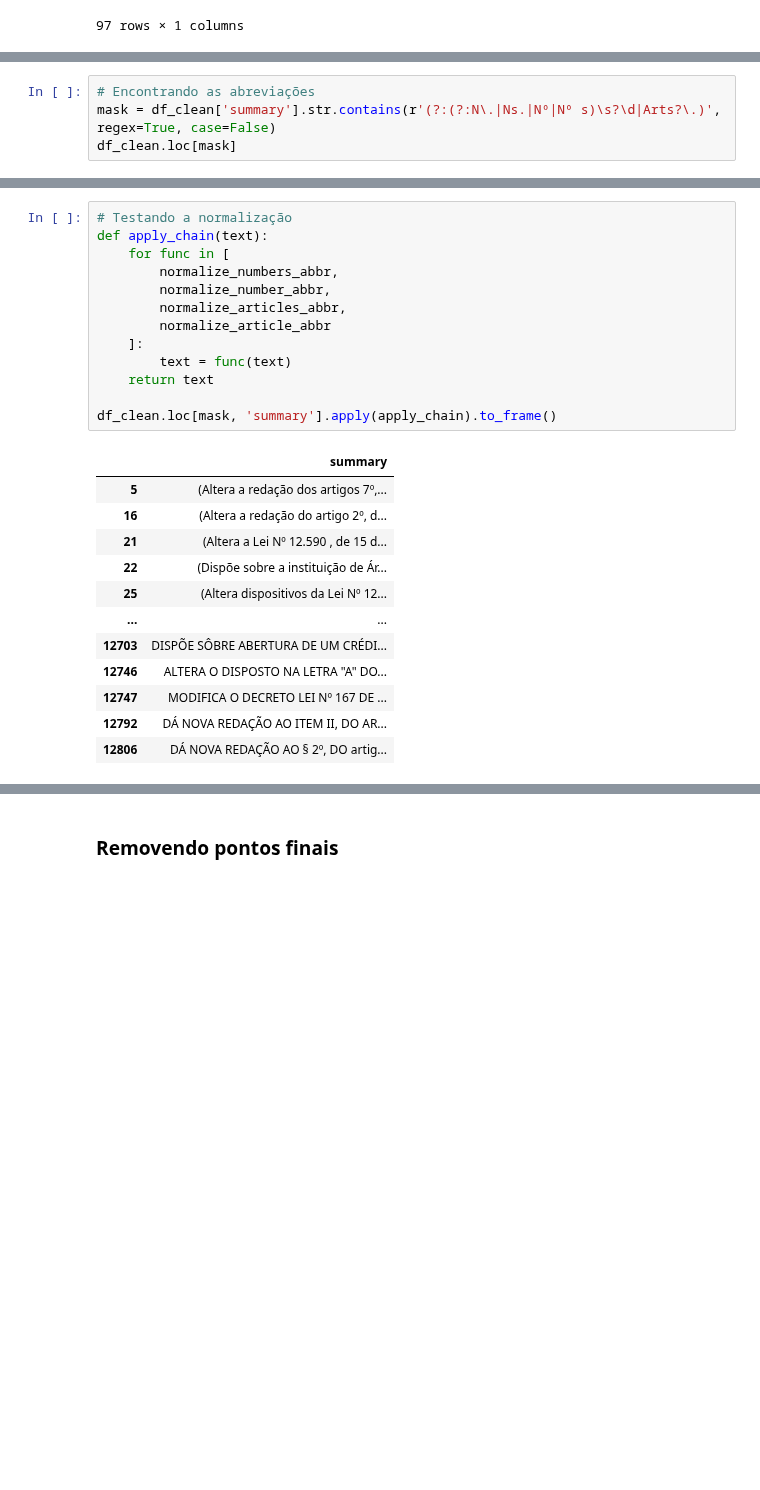
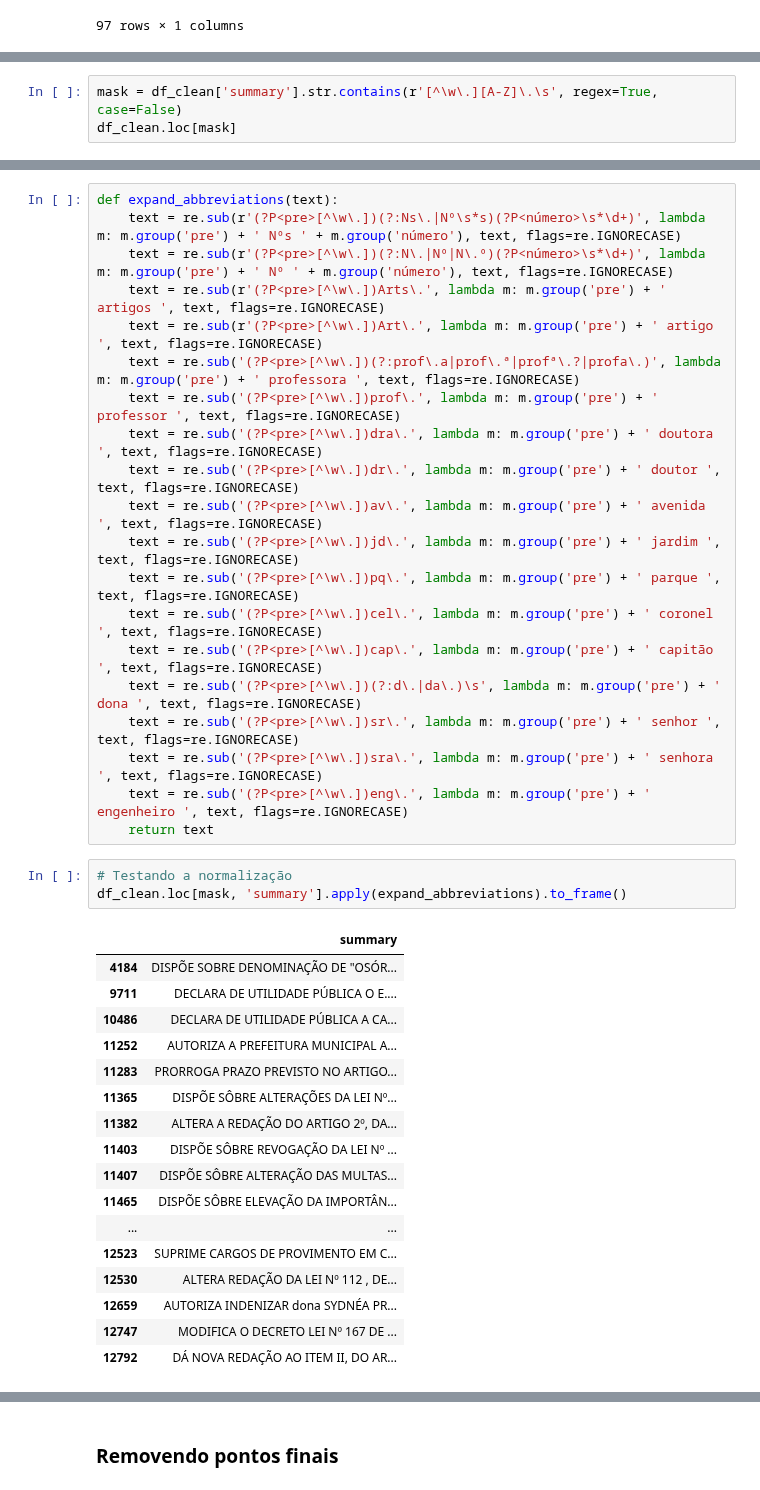
Before and after one commit to vinialbano/TCC-IFSP, a Jupyter notebook: 2-cleaning.ipynb, the cells around one changed output, grey strips where cells are left out. Cells and saved outputs as stored; diff of their text form; blank space fills up the shorter version.

```diff
--- a/data-cleaning.ipynb
+++ b/2-cleaning.ipynb
@@ -597,7 +581,6 @@ Assim, vamos somente padronizar algumas abreviações comuns em textos legislati
 Os demais pontos podem ser removidos sem grandes prejuízos.
 # %%
-# Encontrando as abreviações
-mask = df_clean['summary'].str.contains(r'(?:(?:N\.|Ns.|Nº|Nº s)\s?\d|Arts?\.)', regex=True, case=False)
+mask = df_clean['summary'].str.contains(r'[^\w\.][A-Z]\.\s', regex=True, case=False)
 df_clean.loc[mask]
 # %% [output]
 |  | summary |
@@ -636,26 +603,41 @@ def normalize_article_abbr(text):
+# %%
+def expand_abbreviations(text):
+    text = re.sub(r'(?P<pre>[^\w\.])(?:Ns\.|Nº\s*s)(?P<número>\s*\d+)', lambda m: m.group('pre') + ' Nºs ' + m.group('número'), text, flags=re.IGNORECASE)
+    text = re.sub(r'(?P<pre>[^\w\.])(?:N\.|Nº|N\.º)(?P<número>\s*\d+)', lambda m: m.group('pre') + ' Nº ' + m.group('número'), text, flags=re.IGNORECASE)
+    text = re.sub(r'(?P<pre>[^\w\.])Arts\.', lambda m: m.group('pre') + ' artigos ', text, flags=re.IGNORECASE)
+    text = re.sub(r'(?P<pre>[^\w\.])Art\.', lambda m: m.group('pre') + ' artigo ', text, flags=re.IGNORECASE)
+    text = re.sub('(?P<pre>[^\w\.])(?:prof\.a|prof\.ª|profª\.?|profa\.)', lambda m: m.group('pre') + ' professora ', text, flags=re.IGNORECASE)
+    text = re.sub('(?P<pre>[^\w\.])prof\.', lambda m: m.group('pre') + ' professor ', text, flags=re.IGNORECASE)
+    text = re.sub('(?P<pre>[^\w\.])dra\.', lambda m: m.group('pre') + ' doutora ', text, flags=re.IGNORECASE)
+    text = re.sub('(?P<pre>[^\w\.])dr\.', lambda m: m.group('pre') + ' doutor ', text, flags=re.IGNORECASE)
+    text = re.sub('(?P<pre>[^\w\.])av\.', lambda m: m.group('pre') + ' avenida ', text, flags=re.IGNORECASE)
+    text = re.sub('(?P<pre>[^\w\.])jd\.', lambda m: m.group('pre') + ' jardim ', text, flags=re.IGNORECASE)
+    text = re.sub('(?P<pre>[^\w\.])pq\.', lambda m: m.group('pre') + ' parque ', text, flags=re.IGNORECASE)
+    text = re.sub('(?P<pre>[^\w\.])cel\.', lambda m: m.group('pre') + ' coronel ', text, flags=re.IGNORECASE)
+    text = re.sub('(?P<pre>[^\w\.])cap\.', lambda m: m.group('pre') + ' capitão ', text, flags=re.IGNORECASE)
+    text = re.sub('(?P<pre>[^\w\.])(?:d\.|da\.)\s', lambda m: m.group('pre') + ' dona ', text, flags=re.IGNORECASE)
+    text = re.sub('(?P<pre>[^\w\.])sr\.', lambda m: m.group('pre') + ' senhor ', text, flags=re.IGNORECASE)
+    text = re.sub('(?P<pre>[^\w\.])sra\.', lambda m: m.group('pre') + ' senhora ', text, flags=re.IGNORECASE)
+    text = re.sub('(?P<pre>[^\w\.])eng\.', lambda m: m.group('pre') + ' engenheiro ', text, flags=re.IGNORECASE)
+    return text
 # %%
 # Testando a normalização
-def apply_chain(text):
-    for func in [
-        normalize_numbers_abbr,
-        normalize_number_abbr,
-        normalize_articles_abbr,
-        normalize_article_abbr
-    ]:
-        text = func(text)
-    return text
-
-df_clean.loc[mask, 'summary'].apply(apply_chain).to_frame()
+df_clean.loc[mask, 'summary'].apply(expand_abbreviations).to_frame()
 # %% [output]
 |  | summary |
-| 5 | (Altera a redação dos artigos 7º,... |
-| 16 | (Altera a redação do artigo 2º, d... |
-| 21 | (Altera a Lei Nº 12.590 , de 15 d... |
-| 22 | (Dispõe sobre a instituição de Ár... |
-| 25 | (Altera dispositivos da Lei Nº 12... |
+| 4184 | DISPÕE SOBRE DENOMINAÇÃO DE "OSÓR... |
+| 9711 | DECLARA DE UTILIDADE PÚBLICA O E.... |
+| 10486 | DECLARA DE UTILIDADE PÚBLICA A CA... |
+| 11252 | AUTORIZA A PREFEITURA MUNICIPAL A... |
+| 11283 | PRORROGA PRAZO PREVISTO NO ARTIGO... |
+| 11365 | DISPÕE SÔBRE ALTERAÇÕES DA LEI Nº... |
+| 11382 | ALTERA A REDAÇÃO DO ARTIGO 2º, DA... |
+| 11403 | DISPÕE SÔBRE REVOGAÇÃO DA LEI Nº ... |
+| 11407 | DISPÕE SÔBRE ALTERAÇÃO DAS MULTAS... |
+| 11465 | DISPÕE SÔBRE ELEVAÇÃO DA IMPORTÂN... |
 | ... | ... |
-| 12703 | DISPÕE SÔBRE ABERTURA DE UM CRÉDI... |
-| 12746 | ALTERA O DISPOSTO NA LETRA "A" DO... |
+| 12523 | SUPRIME CARGOS DE PROVIMENTO EM C... |
+| 12530 | ALTERA REDAÇÃO DA LEI Nº 112 , DE... |
+| 12659 | AUTORIZA INDENIZAR dona SYDNÉA PR... |
 | 12747 | MODIFICA O DECRETO LEI Nº 167 DE ... |
 | 12792 | DÁ NOVA REDAÇÃO AO ITEM II, DO AR... |
-| 12806 | DÁ NOVA REDAÇÃO AO § 2º, DO artig... |
```
Also changed, not shown: parts of 37 cells of this notebook, 7 other files.
